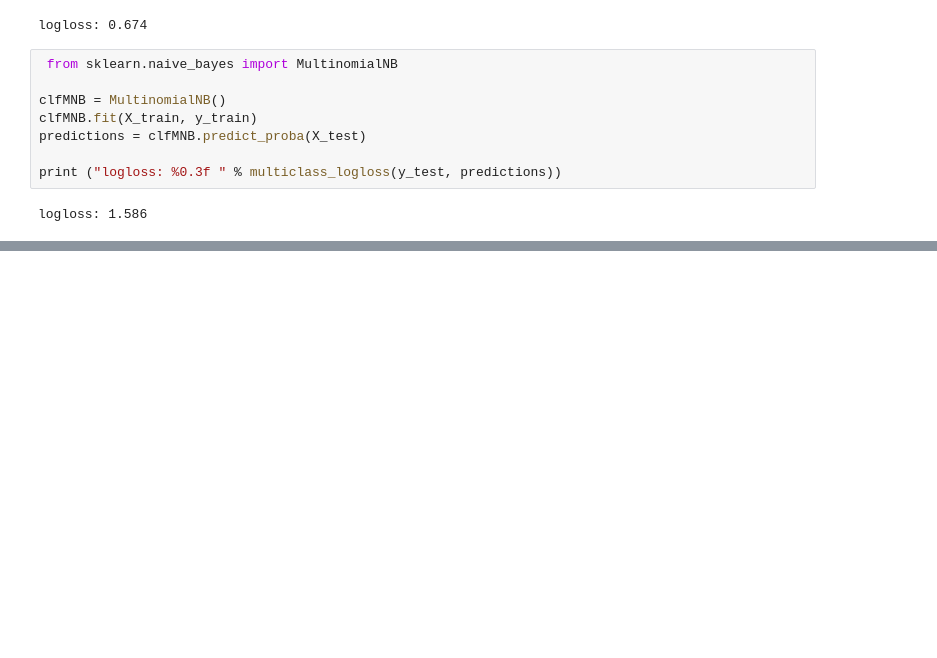
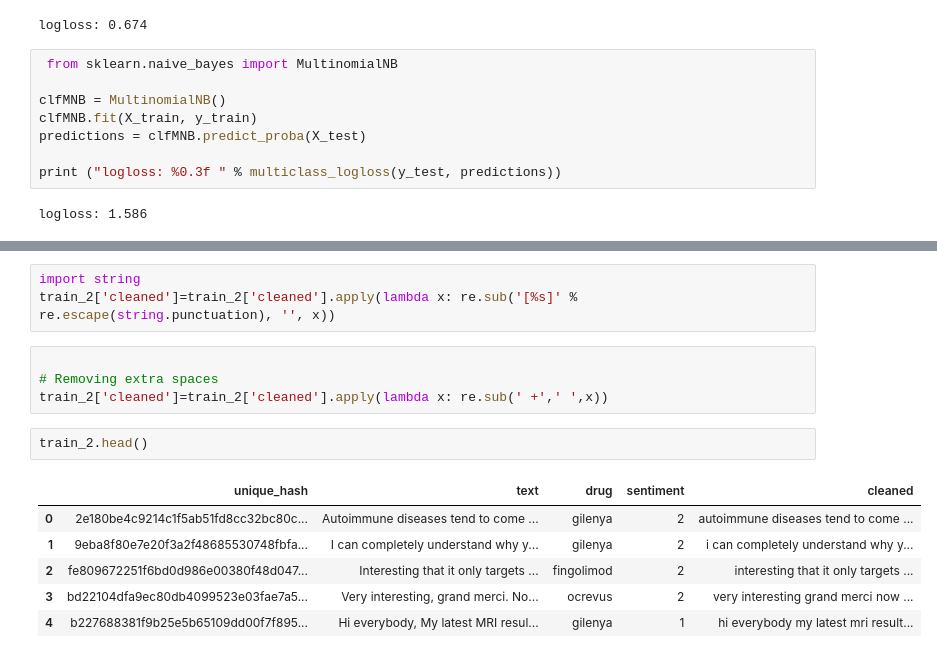
Before and after one commit to achalvats/Medical-Drugs--NLP, a Jupyter notebook: Sentiment_Analysis_for_Medical_Drugs_NLP.ipynb, the cells around one changed output, grey strips where cells are left out. Drawn from its saved outputs; the diff is of its cells as text; blank space fills up the shorter version.

```diff
--- a/Sentiment_Analysis_for_Medical_Drugs_NLP.ipynb
+++ b/Sentiment_Analysis_for_Medical_Drugs_NLP.ipynb
@@ -283,0 +412,16 @@ logloss: 0.682
+# %%
+import string
+train_2['cleaned']=train_2['cleaned'].apply(lambda x: re.sub('[%s]' % re.escape(string.punctuation), '', x))
+# %%
+
+# Removing extra spaces
+train_2['cleaned']=train_2['cleaned'].apply(lambda x: re.sub(' +',' ',x))
+# %%
+train_2.head()
+# %% [output]
+|  | unique_hash | text | drug | sentiment | cleaned |
+| 0 | 2e180be4c9214c1f5ab51fd8cc32bc80c... | Autoimmune diseases tend to come ... | gilenya | 2 | autoimmune diseases tend to come ... |
+| 1 | 9eba8f80e7e20f3a2f48685530748fbfa... | I can completely understand why y... | gilenya | 2 | i can completely understand why y... |
+| 2 | fe809672251f6bd0d986e00380f48d047... | Interesting that it only targets ... | fingolimod | 2 | interesting that it only targets ... |
+| 3 | bd22104dfa9ec80db4099523e03fae7a5... | Very interesting, grand merci. No... | ocrevus | 2 | very interesting grand merci now ... |
+| 4 | b227688381f9b25e5b65109dd00f7f895... | Hi everybody, My latest MRI resul... | gilenya | 1 | hi everybody my latest mri result... |
```
Also changed, not shown: parts of 23 cells of this notebook.
